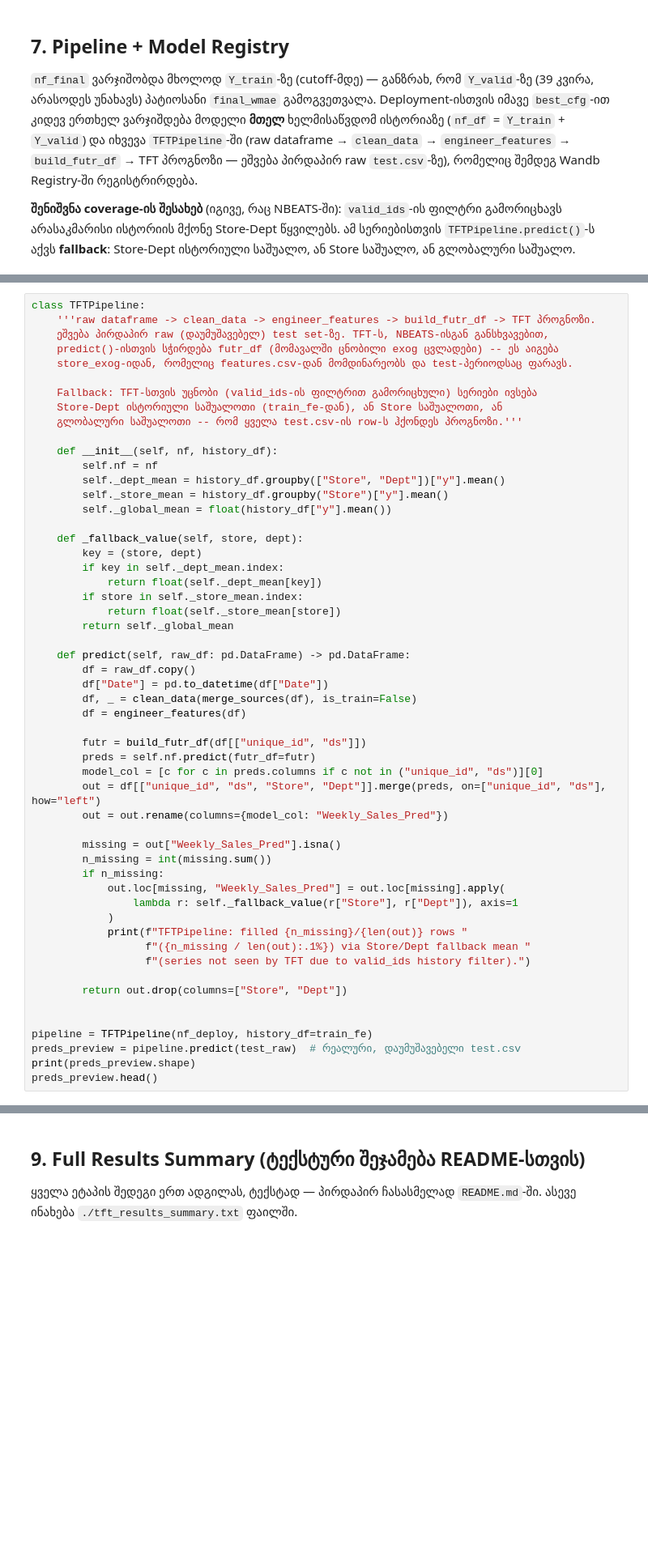
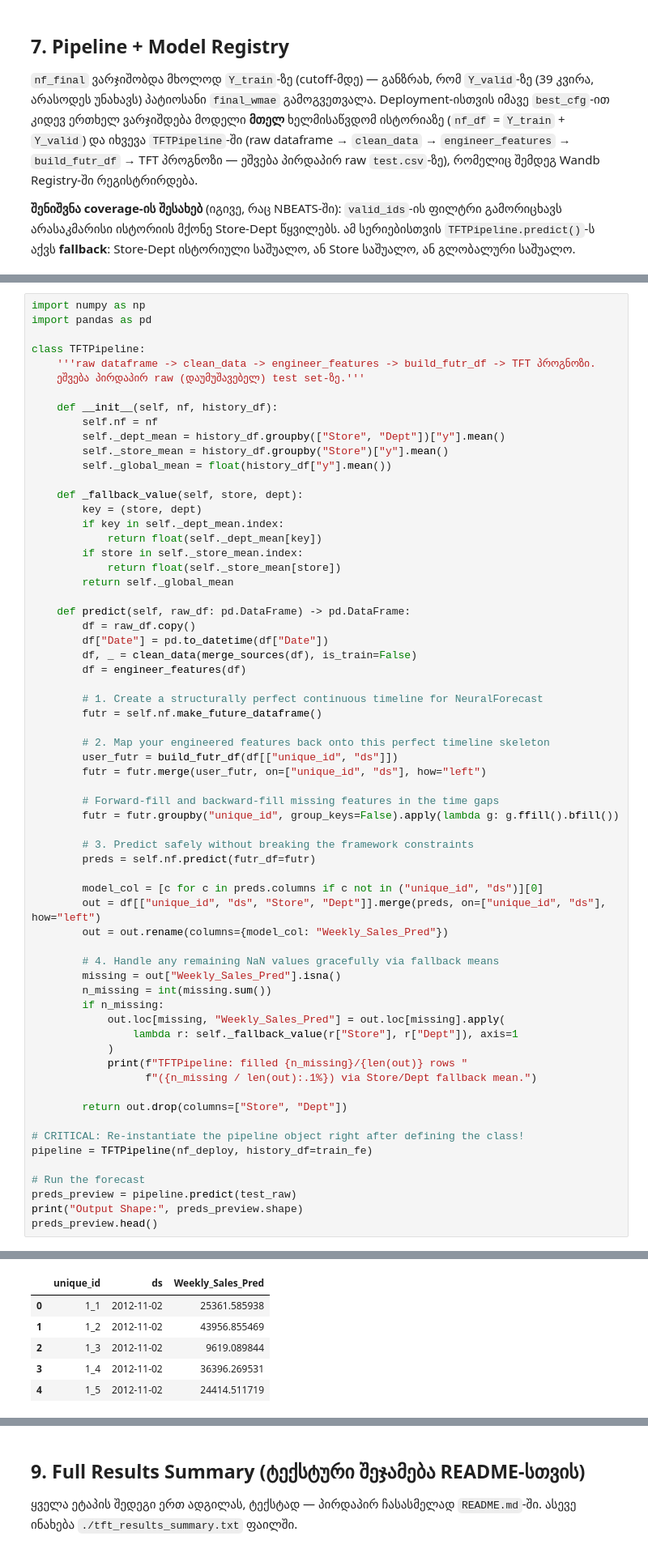
Before and after one commit to sophyrise/walmart-sales-forecasting, a Jupyter notebook: model-tft.ipynb, the cells around one changed output, grey strips where cells are left out. Shown at 81% size. Saved outputs shown, nothing was run; the diff lists cells and outputs as text; blank space fills up the shorter version.

```diff
--- a/model-tft.ipynb
+++ b/model-tft.ipynb
@@ -739,13 +817,10 @@ print(f"Deploy refit done ({elapsed_min:.1f} min), max train date={nf_df['ds'].m
 # %%
+import numpy as np
+import pandas as pd
+
 class TFTPipeline:
     '''raw dataframe -> clean_data -> engineer_features -> build_futr_df -> TFT პროგნოზი.
-    ეშვება პირდაპირ raw (დაუმუშავებელ) test set-ზე. TFT-ს, NBEATS-ისგან განსხვავებით,
-    predict()-ისთვის სჭირდება futr_df (მომავალში ცნობილი exog ცვლადები) -- ეს აიგება
-    store_exog-იდან, რომელიც features.csv-დან მომდინარეობს და test-პერიოდსაც ფარავს.
-
-    Fallback: TFT-სთვის უცნობი (valid_ids-ის ფილტრით გამორიცხული) სერიები ივსება
-    Store-Dept ისტორიული საშუალოთი (train_fe-დან), ან Store საშუალოთი, ან
-    გლობალური საშუალოთი -- რომ ყველა test.csv-ის row-ს ჰქონდეს პროგნოზი.'''
+    ეშვება პირდაპირ raw (დაუმუშავებელ) test set-ზე.'''
 
     def __init__(self, nf, history_df):
         self.nf = nf
@@ -767,12 +842,24 @@ class TFTPipeline:
         df, _ = clean_data(merge_sources(df), is_train=False)
         df = engineer_features(df)
 
-        futr = build_futr_df(df[["unique_id", "ds"]])
+        # 1. Create a structurally perfect continuous timeline for NeuralForecast
+        futr = self.nf.make_future_dataframe()
+
+        # 2. Map your engineered features back onto this perfect timeline skeleton
+        user_futr = build_futr_df(df[["unique_id", "ds"]])
+        futr = futr.merge(user_futr, on=["unique_id", "ds"], how="left")
+
+        # Forward-fill and backward-fill missing features in the time gaps
+        futr = futr.groupby("unique_id", group_keys=False).apply(lambda g: g.ffill().bfill())
+
+        # 3. Predict safely without breaking the framework constraints
         preds = self.nf.predict(futr_df=futr)
+
         model_col = [c for c in preds.columns if c not in ("unique_id", "ds")][0]
         out = df[["unique_id", "ds", "Store", "Dept"]].merge(preds, on=["unique_id", "ds"], how="left")
         out = out.rename(columns={model_col: "Weekly_Sales_Pred"})
 
+        # 4. Handle any remaining NaN values gracefully via fallback means
         missing = out["Weekly_Sales_Pred"].isna()
         n_missing = int(missing.sum())
         if n_missing:
@@ -780,13 +867,15 @@ class TFTPipeline:
                 lambda r: self._fallback_value(r["Store"], r["Dept"]), axis=1
             )
             print(f"TFTPipeline: filled {n_missing}/{len(out)} rows "
-                  f"({n_missing / len(out):.1%}) via Store/Dept fallback mean "
-                  f"(series not seen by TFT due to valid_ids history filter).")
+                  f"({n_missing / len(out):.1%}) via Store/Dept fallback mean.")
 
         return out.drop(columns=["Store", "Dept"])
 
+# CRITICAL: Re-instantiate the pipeline object right after defining the class!
+pipeline = TFTPipeline(nf_deploy, history_df=train_fe)
 
-pipeline = TFTPipeline(nf_deploy, history_df=train_fe)
-preds_preview = pipeline.predict(test_raw)  # რეალური, დაუმუშავებელი test.csv
-print(preds_preview.shape)
+# Run the forecast
+preds_preview = pipeline.predict(test_raw)
+print("Output Shape:", preds_preview.shape)
 preds_preview.head()
+# %% [output]
@@ -793,3 +891,9 @@ preds_preview.head()
+|  | unique_id | ds | Weekly_Sales_Pred |
+| 0 | 1_1 | 2012-11-02 | 25361.585938 |
+| 1 | 1_2 | 2012-11-02 | 43956.855469 |
+| 2 | 1_3 | 2012-11-02 | 9619.089844 |
+| 3 | 1_4 | 2012-11-02 | 36396.269531 |
+| 4 | 1_5 | 2012-11-02 | 24414.511719 |
 # %%
 # რეგისტრაცია Wandb Registry-ში (wandb-ის ეკვივალენტი MLflow-ის Model Registry-ის).
 # ახალი Registry schema: target_path = `wandb-registry-{REGISTRY_NAME}/{COLLECTION_NAME}`
```
Also changed, not shown: parts of 21 cells of this notebook.
